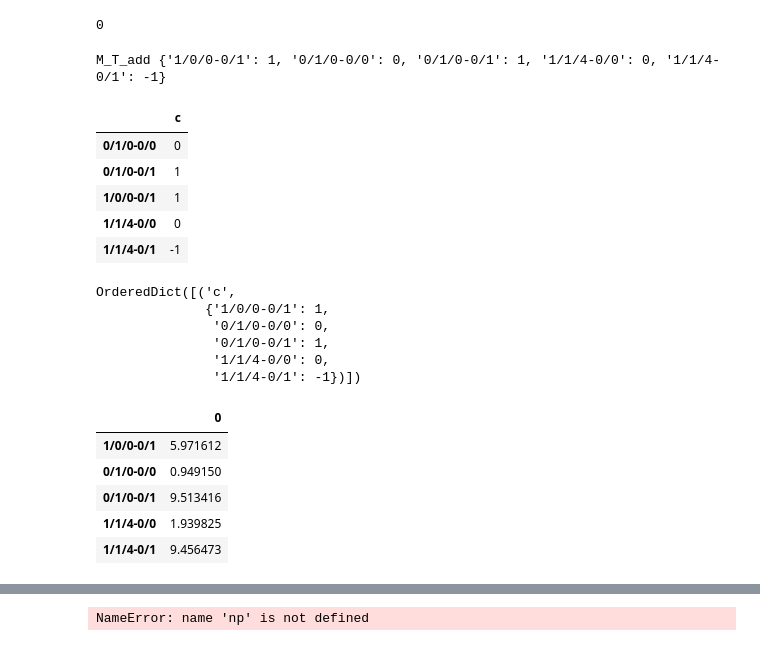
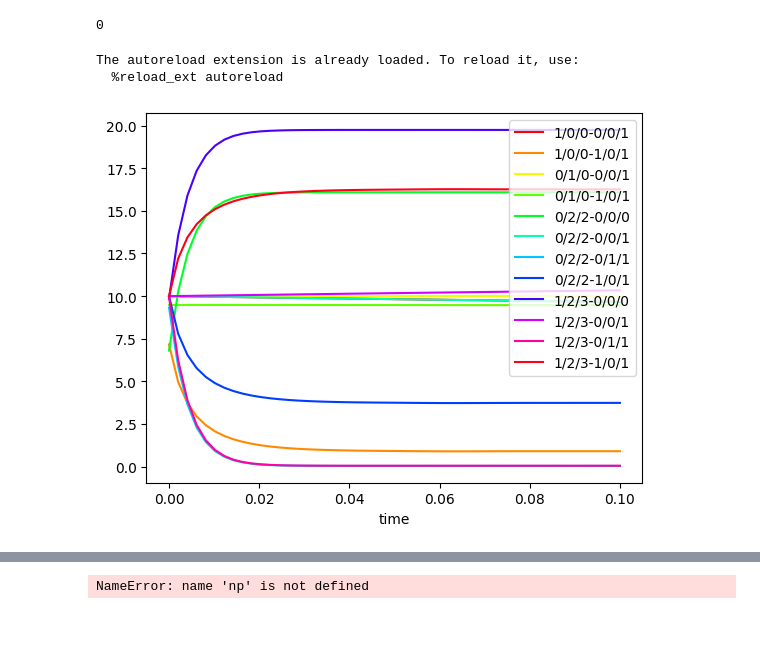
Before and after one commit to arizona95/BEAT, a Jupyter notebook: lab/experiment.ipynb, the cells around one changed output, grey strips where cells are left out. Drawn from its saved outputs; the diff is of its cells as text; code cells hidden in the pictures.

```diff
--- a/lab/experiment.ipynb
+++ b/lab/experiment.ipynb
@@ -124,78 +124,54 @@ import pandas as pd
 dict_a = {"a":{"s1":1, "s2":2}, "b":{"s3":3}}
 a = pd.DataFrame.from_dict(dict_a).T
 # %%
+%load_ext autoreload
+%autoreload 2
+np.set_printoptions(precision=6, suppress=True)
 import os
 import neat
 import pickle
 import numpy as np
 from gene import Gene
+from simulator import Simulator
 from tf_neat.recurrent_net import RecurrentNet
-np.set_printoptions(precision=6, suppress=True)
+#np.set_printoptions(precision=6, suppress=True)
 
 def make_net(genome, config, bs):
     return RecurrentNet.create(genome, config, bs)
 
 param = {
-    "g_c":2,
-    "g_s":2,
-    "max_state":5,
-    "react_depth":1,
-    "neuron_num":5,
-    "input_num":4,
-    "output_num":1
+    "g_c": 2,
+    "g_s": 3,
+    "max_state": 5,
+    "react_depth": 2,
+    "neuron_num": 6,
+    "input_num": 4,
+    "output_num": 1
 }
 
 config_path = os.path.join(os.path.dirname(os.path.abspath('')), "lab/neat.cfg")
 config = neat.Config(
     neat.DefaultGenome,
     neat.DefaultReproduction,
     neat.DefaultSpeciesSet,
     neat.DefaultStagnation,
     config_path,
 )
 
-time = "2022-04-29-15h-15m-46s"
-gen_idx =1
-idx = 3
-filepath = f"generations\\{time}\\gen_{gen_idx}\\{idx}"
+filepath = f"test_case"
 
 genome = ""
 with open(f"{filepath}\genome.JSON", 'rb') as fr:
     genome = pickle.load(fr)
 
 net = make_net(genome, config, 1)
 gene = Gene(net, param)
 gene.expression()
 model = gene.model
+simulator = Simulator(model)
+simulator.run(0.1)
+simulator.visualize()
 # %% [output]
-M_T_add {'1/0/0-0/1': 1, '0/1/0-0/0': 0, '0/1/0-0/1': 1, '1/1/4-0/0': 0, '1/1/4-0/1': -1}
+The autoreload extension is already loaded. To reload it, use:
+  %reload_ext autoreload
+[figure, added]
-# %%
-import pandas as pd
-from collections import OrderedDict
-test = {"c":{'1/0/0-0/1': 1, '0/1/0-0/0': 0, '0/1/0-0/1': 1, '1/1/4-0/0': 0, '1/1/4-0/1': -1}}
-pd.DataFrame(test)
-# %% [output]
-|  | c |
-| 0/1/0-0/0 | 0 |
-| 0/1/0-0/1 | 1 |
-| 1/0/0-0/1 | 1 |
-| 1/1/4-0/0 | 0 |
-| 1/1/4-0/1 | -1 |
-# %%
-test
-# %% [output]
-OrderedDict([('c',
-              {'1/0/0-0/1': 1,
-               '0/1/0-0/0': 0,
-               '0/1/0-0/1': 1,
-               '1/1/4-0/0': 0,
-               '1/1/4-0/1': -1})])
-# %%
-model["x_0"]
-# %% [output]
-|  | 0 |
-| 1/0/0-0/1 | 5.971612 |
-| 0/1/0-0/0 | 0.949150 |
-| 0/1/0-0/1 | 9.513416 |
-| 1/1/4-0/0 | 1.939825 |
-| 1/1/4-0/1 | 9.456473 |
```
Also changed, not shown: parts of 33 cells of this notebook, 19 other files.
